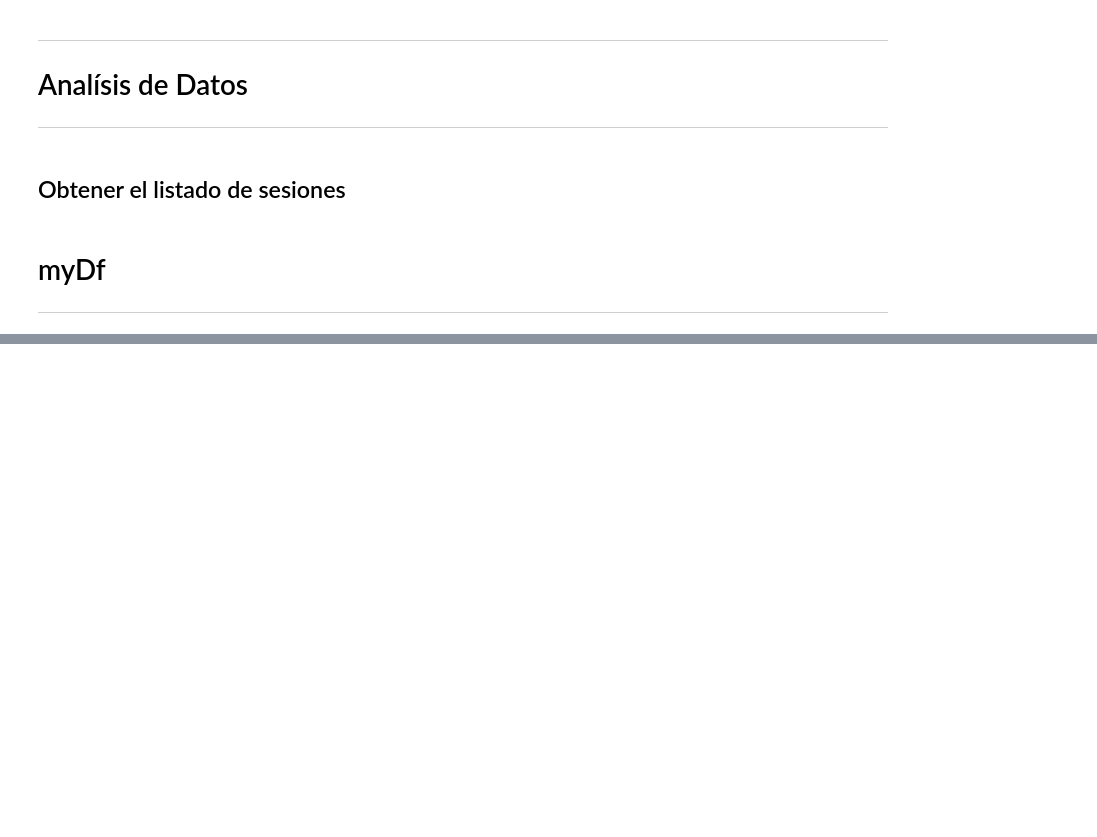
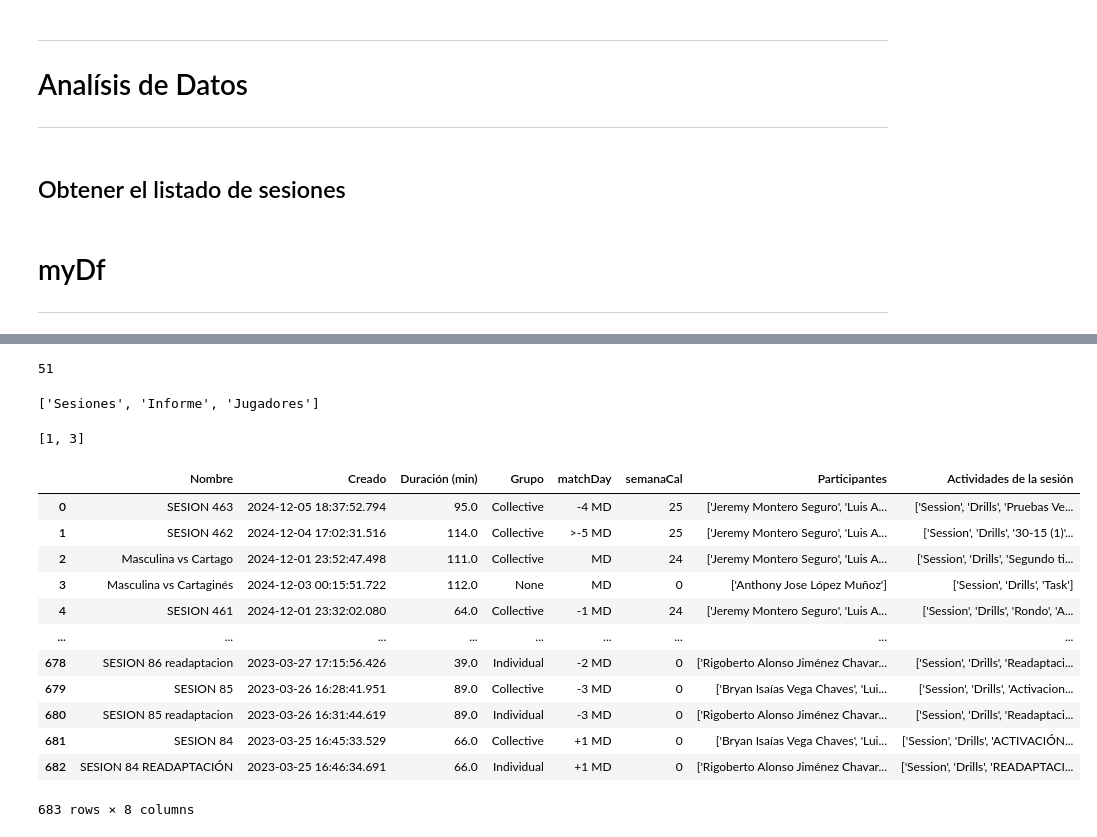
Before and after one commit to Gabriel-Aleman/SFC-DataApp, a Jupyter notebook: noteBook.ipynb, the cells around one changed output, grey strips where cells are left out. Drawn from its saved outputs; the diff is of its cells as text; code cells hidden in the pictures; blank space fills up the shorter version.

```diff
--- a/noteBook.ipynb
+++ b/noteBook.ipynb
@@ -115,0 +87,54 @@ d[d["MD"].isin(['-4 MD', '>-5 MD'])]
+# %%
+import pandas as pd
+from sqlalchemy import create_engine
+
+# Define tu conexión a PostgreSQL
+username = 'postgres'
+password = 'dbz13feb'
+host = 'localhost'  # o la dirección IP del servidor
+port = '5432'
+database = 'SFC_DB'
+
+# Crear la conexión usando SQLAlchemy
+engine = create_engine(f'postgresql+psycopg2://{username}:{password}@{host}:{port}/{database}')
+
+# Escribir el DataFrame en una tabla SQL
+tabla = 'nombre_de_tu_tabla'
+a.session.to_sql("Sesiones", engine, if_exists='replace', index=False)
+a.df.to_sql("Informe", engine, if_exists='replace', index=False)
+a.players.to_sql("Jugadores", engine, if_exists='replace', index=False)
+# %% [output]
+51
+# %%
+from sqlalchemy import  inspect
+
+# Inspeccionar la base de datos
+inspector = inspect(engine)
+tablas = inspector.get_table_names()
+tablas
+# %% [output]
+['Sesiones', 'Informe', 'Jugadores']
+# %%
+tablas=[1,2,3]
+tablas.pop(1)
+tablas
+# %% [output]
+[1, 3]
+# %%
+tabla = "Sesiones"
+query = f'SELECT * FROM "{tabla}"'
+pd.read_sql(query, engine)
+# %% [output]
+|  | Nombre | Creado | Duración (min) | Grupo | matchDay | semanaCal | Participantes | Actividades de la sesión |
+| 0 | SESION 463 | 2024-12-05 18:37:52.794 | 95.0 | Collective | -4 MD | 25 | ['Jeremy Montero Seguro', 'Luis A... | ['Session', 'Drills', 'Pruebas Ve... |
+| 1 | SESION 462 | 2024-12-04 17:02:31.516 | 114.0 | Collective | >-5 MD | 25 | ['Jeremy Montero Seguro', 'Luis A... | ['Session', 'Drills', '30-15 (1)'... |
+| 2 | Masculina vs Cartago | 2024-12-01 23:52:47.498 | 111.0 | Collective | MD | 24 | ['Jeremy Montero Seguro', 'Luis A... | ['Session', 'Drills', 'Segundo ti... |
+| 3 | Masculina vs Cartaginés | 2024-12-03 00:15:51.722 | 112.0 | None | MD | 0 | ['Anthony Jose López Muñoz'] | ['Session', 'Drills', 'Task'] |
+| 4 | SESION 461 | 2024-12-01 23:32:02.080 | 64.0 | Collective | -1 MD | 24 | ['Jeremy Montero Seguro', 'Luis A... | ['Session', 'Drills', 'Rondo', 'A... |
+| ... | ... | ... | ... | ... | ... | ... | ... | ... |
+| 678 | SESION 86 readaptacion | 2023-03-27 17:15:56.426 | 39.0 | Individual | -2 MD | 0 | ['Rigoberto Alonso Jiménez Chavar... | ['Session', 'Drills', 'Readaptaci... |
+| 679 | SESION 85 | 2023-03-26 16:28:41.951 | 89.0 | Collective | -3 MD | 0 | ['Bryan Isaías Vega Chaves', 'Lui... | ['Session', 'Drills', 'Activacion... |
+| 680 | SESION 85 readaptacion | 2023-03-26 16:31:44.619 | 89.0 | Individual | -3 MD | 0 | ['Rigoberto Alonso Jiménez Chavar... | ['Session', 'Drills', 'Readaptaci... |
+| 681 | SESION 84 | 2023-03-25 16:45:33.529 | 66.0 | Collective | +1 MD | 0 | ['Bryan Isaías Vega Chaves', 'Lui... | ['Session', 'Drills', 'ACTIVACIÓN... |
+| 682 | SESION 84 READAPTACIÓN | 2023-03-25 16:46:34.691 | 66.0 | Individual | +1 MD | 0 | ['Rigoberto Alonso Jiménez Chavar... | ['Session', 'Drills', 'READAPTACI... |
+683 rows × 8 columns
```
Also changed, not shown: parts of 12 cells of this notebook, 7 other files.
